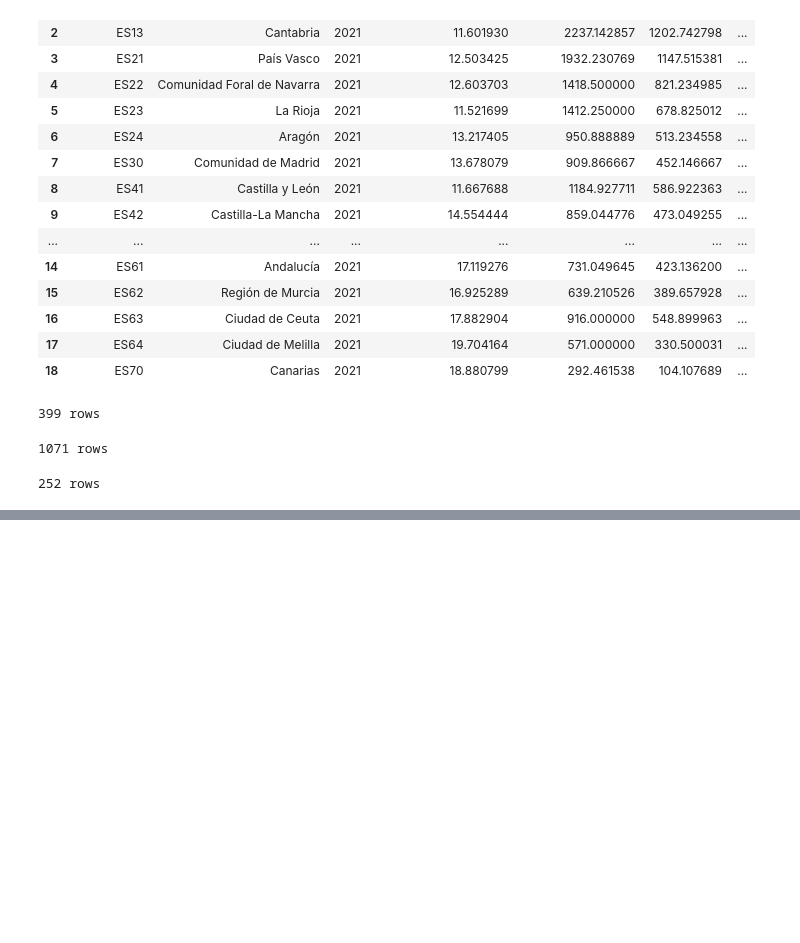
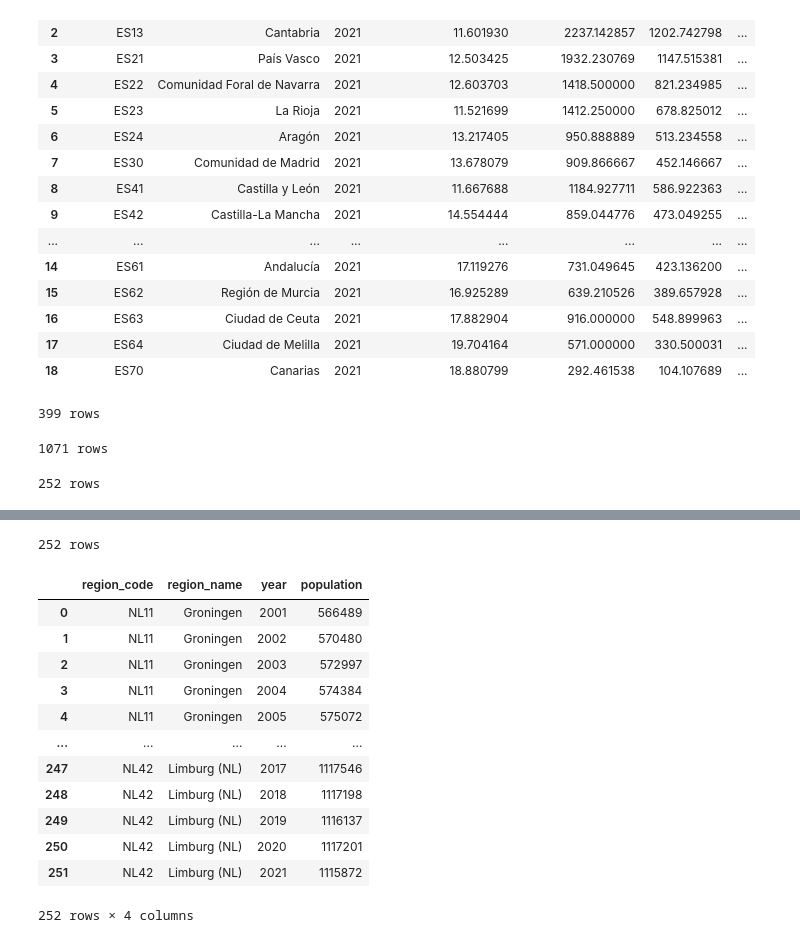
Before and after one commit to Edgarhdzm/Data-analysis-mental-health-and-weather, a Jupyter notebook: API_Weather.ipynb, the cells around one changed output, grey strips where cells are left out. Saved outputs shown, nothing was run; the diff lists cells and outputs as text; code cells hidden in the pictures; blank space fills up the shorter version.

```diff
--- a/API_Weather.ipynb
+++ b/API_Weather.ipynb
@@ -317,0 +407,39 @@ NL_yearly.to_csv('NL_yearly.csv', index=False)
+# %%
+import pandas as pd
+
+# Population on 1 January by NUTS-2 region, 2001-2021 (Eurostat, table demo_r_d2jan)
+url = ("https://ec.europa.eu/eurostat/api/dissemination/sdmx/2.1/data/demo_r_d2jan/A.NR.T.TOTAL."
+       "?format=SDMX-CSV&startPeriod=2001&endPeriod=2021")
+pop = pd.read_csv(url)
+
+# Keep the 12 provinces of the Netherlands. NL35 and NL36 are new codes for Utrecht and
+# Zuid-Holland that only start in 2014; the weather data uses NL31 and NL33
+pop = pop[pop["geo"].str.fullmatch(r"NL\d\d") & ~pop["geo"].isin(["NL35", "NL36"])]
+
+# Add the region name
+names = pd.read_csv("https://ec.europa.eu/eurostat/api/dissemination/sdmx/2.1/codelist/ESTAT/GEO/latest?format=TSV&lang=en",
+                    sep="\t", header=None, names=["geo", "region_name"])
+names["region_name"] = names["region_name"].str.replace(r" \(NUTS \d{4}\)", "", regex=True)
+pop = pop.merge(names, on="geo")
+
+NL_population = (pop.rename(columns={"geo": "region_code", "TIME_PERIOD": "year", "OBS_VALUE": "population"})
+                    [["region_code", "region_name", "year", "population"]]
+                    .sort_values(["region_code", "year"]).reset_index(drop=True))
+print(len(NL_population), "rows")
+NL_population.to_csv("NL_population.csv", index=False)
+NL_population
+# %% [output]
+252 rows
+|  | region_code | region_name | year | population |
+| 0 | NL11 | Groningen | 2001 | 566489 |
+| 1 | NL11 | Groningen | 2002 | 570480 |
+| 2 | NL11 | Groningen | 2003 | 572997 |
+| 3 | NL11 | Groningen | 2004 | 574384 |
+| 4 | NL11 | Groningen | 2005 | 575072 |
+| ... | ... | ... | ... | ... |
+| 247 | NL42 | Limburg (NL) | 2017 | 1117546 |
+| 248 | NL42 | Limburg (NL) | 2018 | 1117198 |
+| 249 | NL42 | Limburg (NL) | 2019 | 1116137 |
+| 250 | NL42 | Limburg (NL) | 2020 | 1117201 |
+| 251 | NL42 | Limburg (NL) | 2021 | 1115872 |
+252 rows × 4 columns
```
Also changed, not shown: parts of 3 cells of this notebook, 5 other files.
